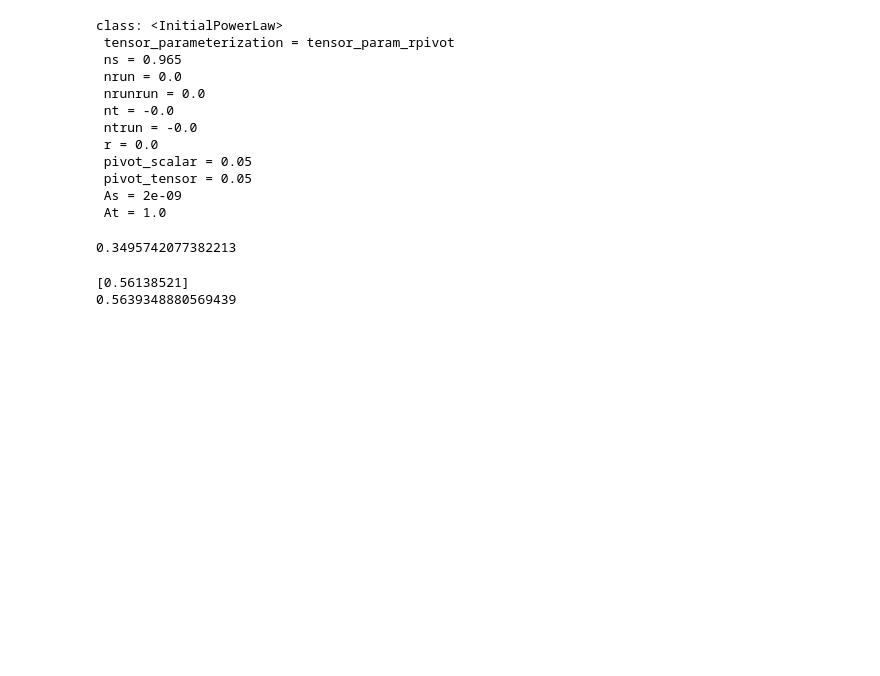
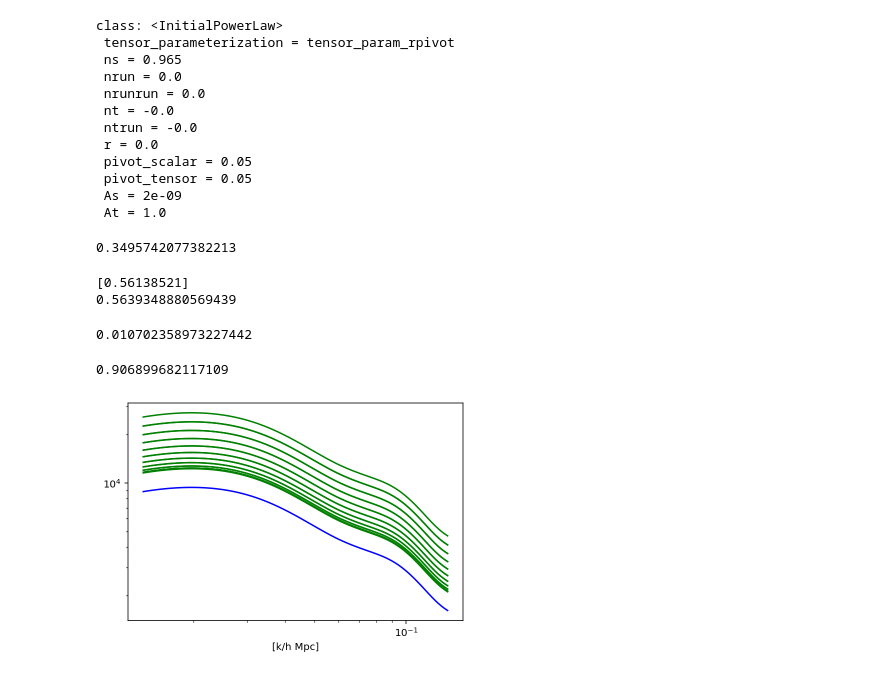
Before and after one commit to Sareva00/Tesi, a Jupyter notebook: FitGamma.ipynb, the cells around one changed output. Drawn from its saved outputs; the diff is of its cells as text; code cells hidden in the pictures; blank space fills up the shorter version.

```diff
--- a/FitGamma.ipynb
+++ b/FitGamma.ipynb
@@ -29,8 +31,11 @@ class: <InitialPowerLaw>
  pivot_tensor = 0.05
  As = 2e-09
  At = 1.0
+# %%
+def dist(z):   #funzione per trasformare il redshift in distanza
+    return (3e5/70)*z #coefficiente per trasformare il redshift in un raggio, c/H0 = [km/s  / (km/s)/Mpc] = [Mpc], z è adimensionale
 # %%
-pars.set_matter_power(redshifts=[0.17], kmax=2.0)
+pars.set_matter_power(redshifts=[0.17], kmax=3.0)
 pars.NonLinear = model.NonLinear_none
 results = camb.get_results(pars)
 # %%
@@ -108,0 +107,31 @@ for i in range (len(kh)):
+# %%
+#cerco la distanza minima, per risalire il kmin da mettere all'inizio del codice
+
+kmin= 2*np.pi/(dist(z[0]+DeltaZ/2)-dist(z[0]-DeltaZ/2))
+kmin*h
+# %% [output]
+0.010702358973227442
+# %%
+#faccio una trasformata di fuorier: considero il volume del guscio sferico come il volume di un cubo
+
+Diag = np.sqrt(3) * (64)**(1/3)
+2*np.pi/Diag
+# %% [output]
+0.906899682117109
+# %%
+#Grafico
+
+fit, ax = plt.subplots()
+
+ax.set_xlabel('[k/h Mpc]')
+ax.set_xscale('log')
+ax.set_yscale('log')
+
+ax.plot(kh, pk[0,:], color='b', ls = '-')
+for i in range(len(mu)):
+    ax.plot(kh, Pgg[:,i], color='g', ls ='-')  #aggiungi gli errori
+
+#ax.legend(['matter','galaxy'], loc='lower left')
+#plt.title('Total Matter power at z=%s and z= %s'%tuple(z));
+# %% [output]
+[figure, added]
```
Also changed, not shown: parts of 19 cells of this notebook, 2 other files.
